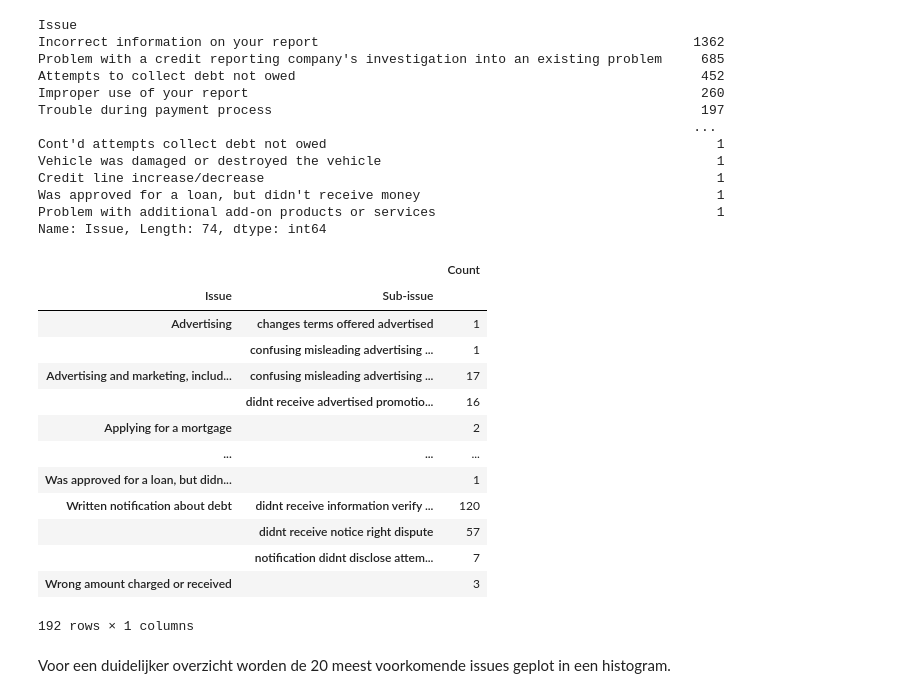
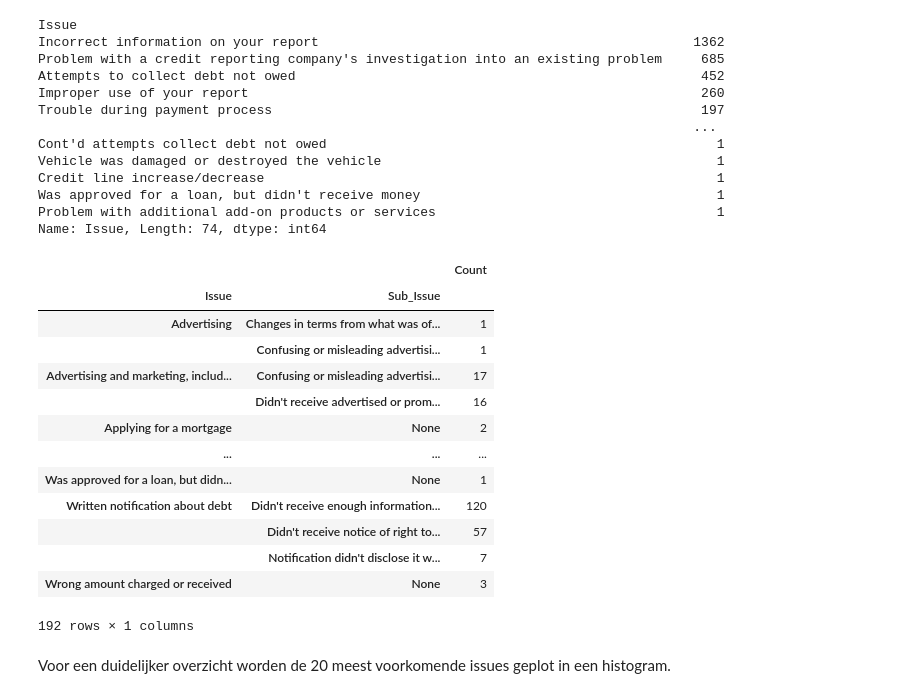
Before and after one commit to WouterStemgee/applied-machine-learning-consumer-complaints-database, a Jupyter notebook: sprint1.ipynb, the cells around one changed output. Drawn from its saved outputs; the diff is of its cells as text; code cells hidden in the pictures.

```diff
--- a/sprint1.ipynb
+++ b/sprint1.ipynb
@@ -86,0 +9,17 @@ Number of complaints in dataset:  5000
+# %%
+import numpy as np
+import pandas as pd
+import matplotlib.pyplot as plt
+import seaborn as sns
+import csv
+import re, string
+
+rows_to_read = 5000 # Gewenst aantal rijen inlezen (None = allemaal)
+
+complaints = pd.read_csv('data/complaints-5000.csv', delimiter=',', nrows=rows_to_read)
+
+rows, cols = complaints.shape
+
+print(f'Er zijn {rows} rijen en {cols} kolommen')
+print("Number of complaints in dataset: ",complaints.shape[0])
+# Uitvoer inverteren voor betere leesbaarheid
@@ -101,0 +58,6 @@ memory usage: 195.4+ KB
+# %%
+complaints_df = complaints[['Product', 'Sub-product', 'Issue', 'Sub-issue', 'Consumer complaint narrative']].copy()
+
+# Kolommen een simpelere naam geven
+complaints_df.columns = ['Product', 'Sub_Product', 'Issue', 'Sub_Issue', 'Narrative']
+complaints_df.head()
@@ -242,22 +217,22 @@ Was approved for a loan, but didn't receive money
 Problem with additional add-on products or services                                    1
 Name: Issue, Length: 74, dtype: int64
 # %%
-subissue_counts = pd.DataFrame({'Count': complaints_df.groupby(['Issue', 'Sub-issue'])['Sub-issue'].count()})
+subissue_counts = pd.DataFrame({'Count': complaints_df.groupby(['Issue', 'Sub_Issue'])['Sub_Issue'].count()})
 subissue_counts.sort_values(by=['Issue','Count'],ascending=[True,False])
 # %% [output]
 |  |  | Count |
-| Issue | Sub-issue |  |
-| Advertising | changes terms offered advertised | 1 |
-|  | confusing misleading advertising ... | 1 |
-| Advertising and marketing, includ... | confusing misleading advertising ... | 17 |
-|  | didnt receive advertised promotio... | 16 |
-| Applying for a mortgage |  | 2 |
+| Issue | Sub_Issue |  |
+| Advertising | Changes in terms from what was of... | 1 |
+|  | Confusing or misleading advertisi... | 1 |
+| Advertising and marketing, includ... | Confusing or misleading advertisi... | 17 |
+|  | Didn't receive advertised or prom... | 16 |
+| Applying for a mortgage | None | 2 |
 | ... | ... | ... |
-| Was approved for a loan, but didn... |  | 1 |
-| Written notification about debt | didnt receive information verify ... | 120 |
-|  | didnt receive notice right dispute | 57 |
-|  | notification didnt disclose attem... | 7 |
-| Wrong amount charged or received |  | 3 |
+| Was approved for a loan, but didn... | None | 1 |
+| Written notification about debt | Didn't receive enough information... | 120 |
+|  | Didn't receive notice of right to... | 57 |
+|  | Notification didn't disclose it w... | 7 |
+| Wrong amount charged or received | None | 3 |
 192 rows × 1 columns
 # %% [markdown]
 Voor een duidelijker overzicht worden de 20 meest voorkomende issues geplot in een histogram.
```
Also changed, not shown: parts of 29 cells of this notebook.
